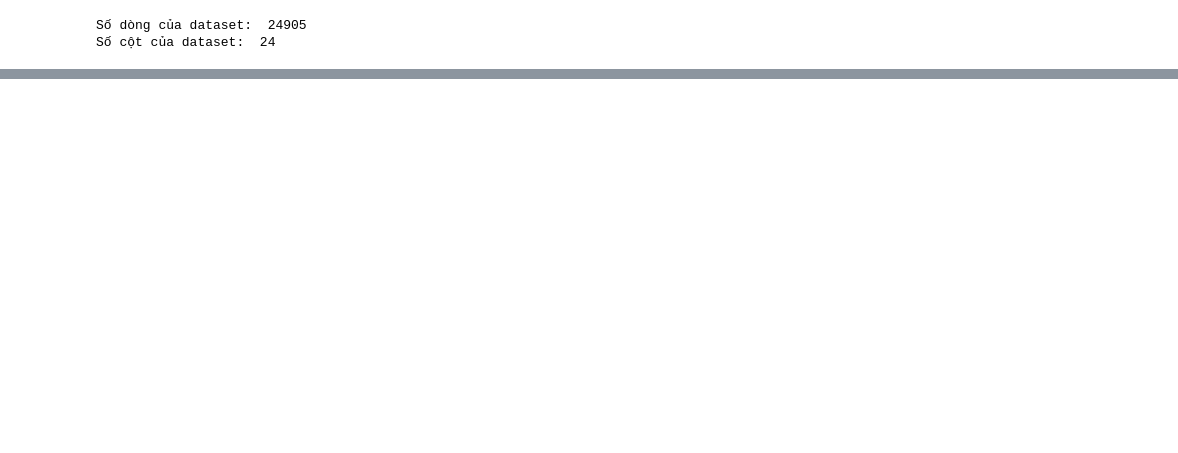
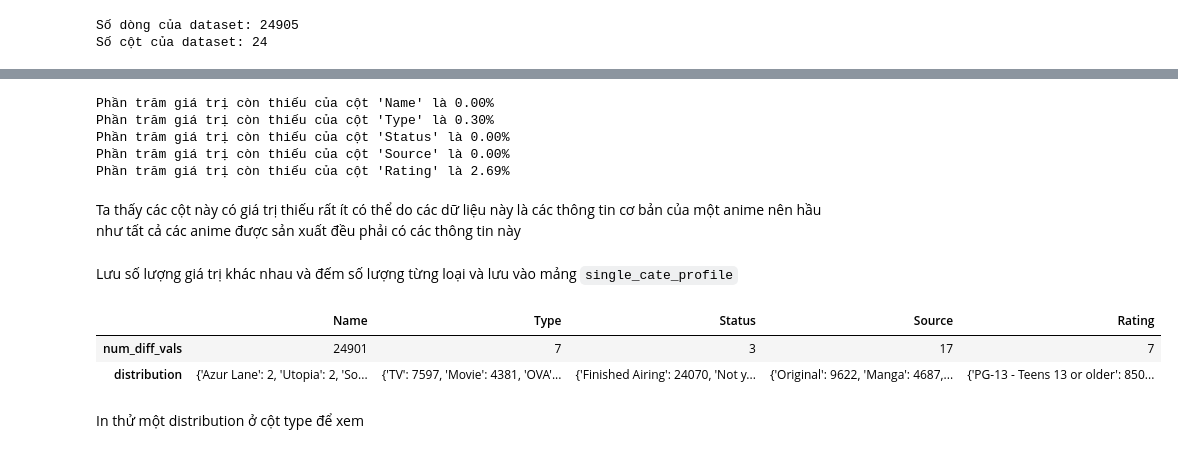
Before and after one commit to AnTuannn/FinalProject_LTKHDL_HKT, a Jupyter notebook: KhamPhaDuLieu.ipynb, the cells around one changed output, grey strips where cells are left out. Cells and saved outputs as stored; diff of their text form; code cells hidden in the pictures; blank space fills up the shorter version.

```diff
--- a/KhamPhaDuLieu.ipynb
+++ b/KhamPhaDuLieu.ipynb
@@ -45,0 +304,28 @@ Số cột của dataset:  24
+# %%
+for col in single_columns:
+    percentage_missing = (anime23_df[col] == 'UNKNOWN').mean() * 100
+    percentage_missing_dic[col] = percentage_missing
+    print(f'Phần trăm giá trị còn thiếu của cột \'{col}\' là {percentage_missing:.2f}%')
+# %% [output]
+Phần trăm giá trị còn thiếu của cột 'Name' là 0.00%
+Phần trăm giá trị còn thiếu của cột 'Type' là 0.30%
+Phần trăm giá trị còn thiếu của cột 'Status' là 0.00%
+Phần trăm giá trị còn thiếu của cột 'Source' là 0.00%
+Phần trăm giá trị còn thiếu của cột 'Rating' là 2.69%
+# %% [markdown]
+Ta thấy các cột này có giá trị thiếu rất ít có thể do các dữ liệu này là các thông tin cơ bản của một anime nên hầu như tất cả các anime được sản xuất đều phải có các thông tin này
+# %% [markdown]
+Lưu số lượng giá trị khác nhau và đếm số lượng từng loại và lưu vào mảng `single_cate_profile`
+# %%
+single_cate_profile = pd.DataFrame(index=["num_diff_vals", "distribution"])
+num_diff_vals = anime23_df[single_columns].nunique()
+distribution = anime23_df[single_columns].agg(lambda column: pd.Series(column).value_counts().to_dict())
+single_cate_profile[single_columns] = [num_diff_vals, distribution]
+
+single_cate_profile
+# %% [output]
+|  | Name | Type | Status | Source | Rating |
+| num_diff_vals | 24901 | 7 | 3 | 17 | 7 |
+| distribution | {'Azur Lane': 2, 'Utopia': 2, 'So... | {'TV': 7597, 'Movie': 4381, 'OVA'... | {'Finished Airing': 24070, 'Not y... | {'Original': 9622, 'Manga': 4687,... | {'PG-13 - Teens 13 or older': 850... |
+# %% [markdown]
+In thử một distribution ở cột type để xem
```
Also changed, not shown: parts of 69 cells of this notebook, 6 other files.
